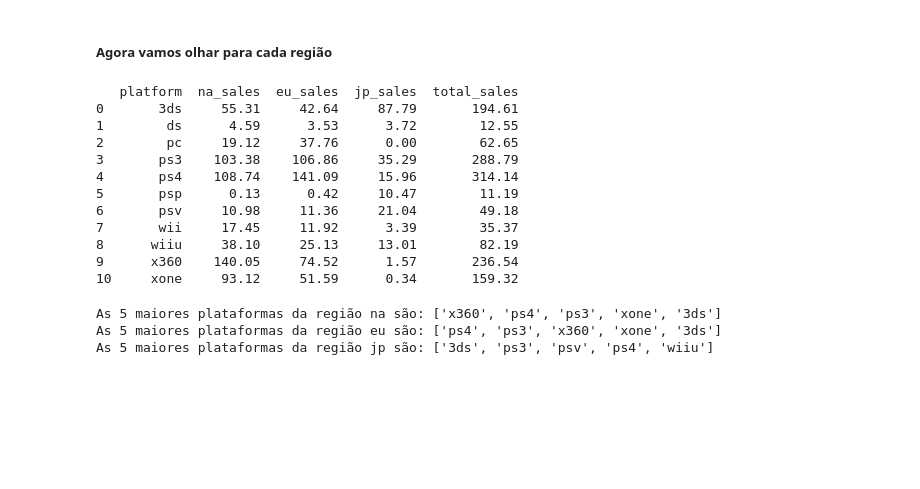
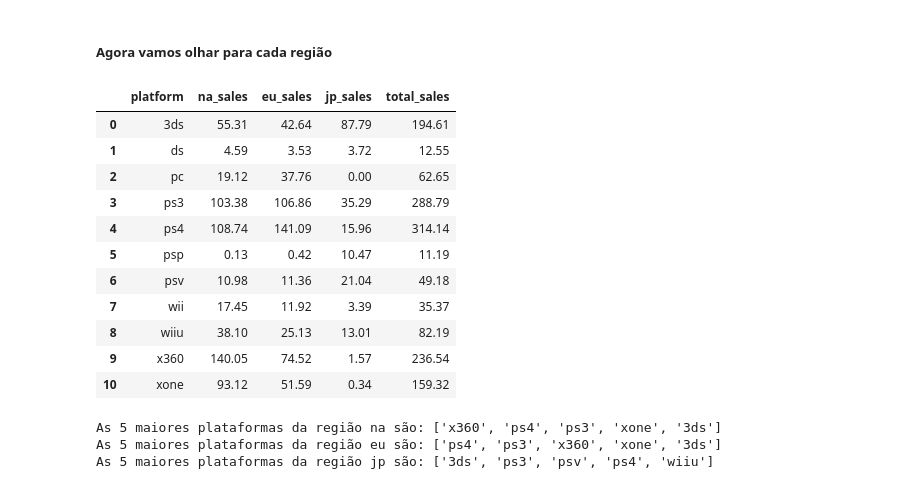
Before and after one commit to Rosental14/Ice_store, a Jupyter notebook: projeto_ice_store.ipynb, the cells around one changed output. Drawn from its saved outputs; the diff is of its cells as text; code cells hidden in the pictures; blank space fills up the shorter version.

```diff
--- a/projeto_ice_store.ipynb
+++ b/projeto_ice_store.ipynb
@@ -1296,23 +1206,23 @@ As 5 maiores plataformas do mundo são: ['ps4', 'ps3', 'x360', '3ds', 'xone']
 # %%
 # Agrupando o DF de games por plataforma e retornando a soma das colunas das vendas em cada região
 df_platform_per_region = df_games_recently.groupby('platform', observed=False)[['na_sales', 'eu_sales', 'jp_sales', 'total_sales']].sum()
 df_platform_per_region = df_platform_per_region[df_platform_per_region['total_sales'] > 0]
 df_platform_per_region = df_platform_per_region.reset_index()
 
-print(df_platform_per_region)
+df_platform_per_region
 # %% [output]
-   platform  na_sales  eu_sales  jp_sales  total_sales
-0       3ds     55.31     42.64     87.79       194.61
-1        ds      4.59      3.53      3.72        12.55
-2        pc     19.12     37.76      0.00        62.65
-3       ps3    103.38    106.86     35.29       288.79
-4       ps4    108.74    141.09     15.96       314.14
-5       psp      0.13      0.42     10.47        11.19
-6       psv     10.98     11.36     21.04        49.18
-7       wii     17.45     11.92      3.39        35.37
-8      wiiu     38.10     25.13     13.01        82.19
-9      x360    140.05     74.52      1.57       236.54
-10     xone     93.12     51.59      0.34       159.32
+|  | platform | na_sales | eu_sales | jp_sales | total_sales |
+| 0 | 3ds | 55.31 | 42.64 | 87.79 | 194.61 |
+| 1 | ds | 4.59 | 3.53 | 3.72 | 12.55 |
+| 2 | pc | 19.12 | 37.76 | 0.00 | 62.65 |
+| 3 | ps3 | 103.38 | 106.86 | 35.29 | 288.79 |
+| 4 | ps4 | 108.74 | 141.09 | 15.96 | 314.14 |
+| 5 | psp | 0.13 | 0.42 | 10.47 | 11.19 |
+| 6 | psv | 10.98 | 11.36 | 21.04 | 49.18 |
+| 7 | wii | 17.45 | 11.92 | 3.39 | 35.37 |
+| 8 | wiiu | 38.10 | 25.13 | 13.01 | 82.19 |
+| 9 | x360 | 140.05 | 74.52 | 1.57 | 236.54 |
+| 10 | xone | 93.12 | 51.59 | 0.34 | 159.32 |
 # %%
 # Criando uma função para imprimir as 5 maiores plataformas de cada região somente para comparação
 
```
Also changed, not shown: parts of 21 cells of this notebook, 1 other file.
